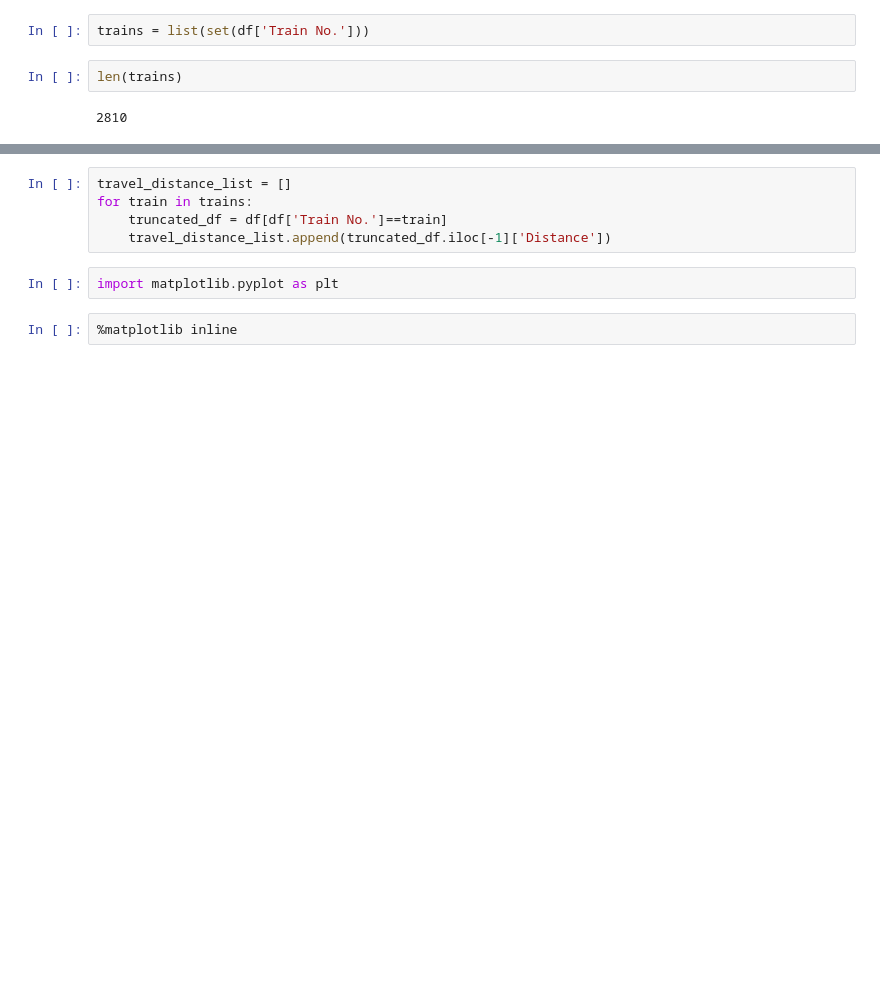
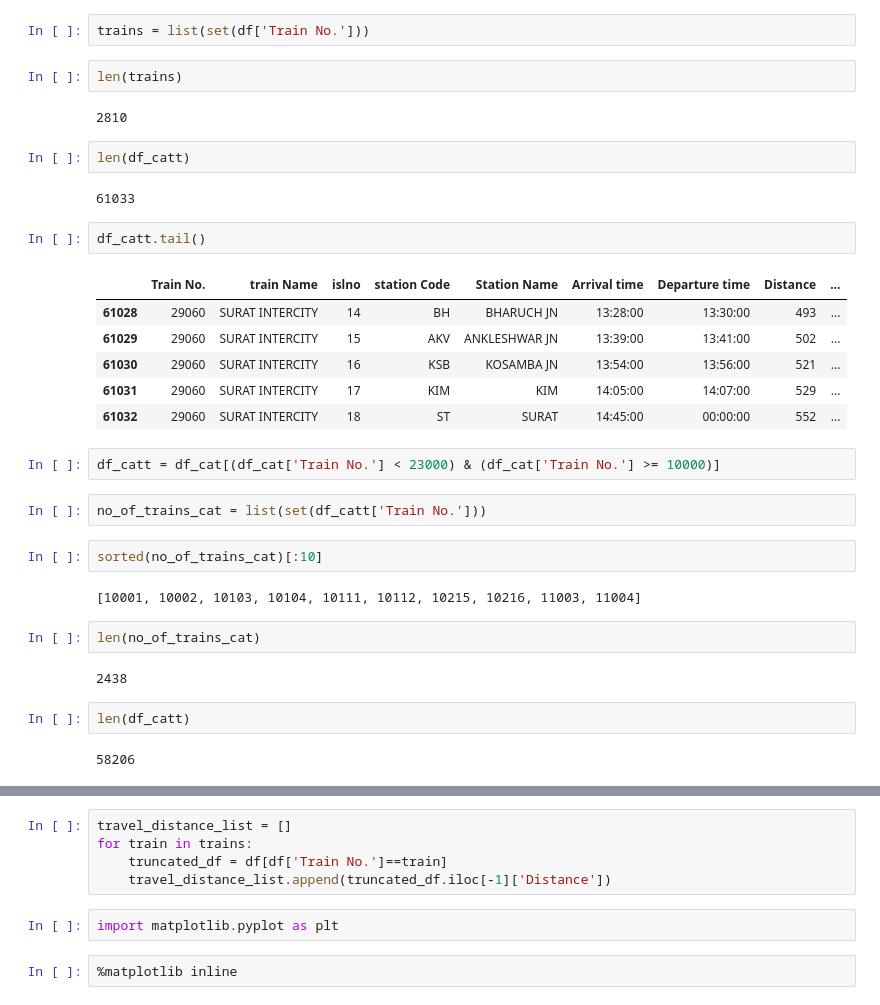
Before and after one commit to rahulporuri/theIdeaFactory, a Jupyter notebook: trains-in-india/indian_railways_data.ipynb, the cells around one changed output, grey strips where cells are left out. Cells and saved outputs as stored; diff of their text form; blank space fills up the shorter version.

```diff
--- a/trains-in-india/indian_railways_data.ipynb
+++ b/trains-in-india/indian_railways_data.ipynb
@@ -17,3 +30,32 @@ trains = list(set(df['Train No.']))
 len(trains)
 # %% [output]
 2810
+# %%
+len(df_catt)
+# %% [output]
+61033
+# %%
+df_catt.tail()
+# %% [output]
+|  | Train No. | train Name | islno | station Code | Station Name | Arrival time | Departure time | Distance | ... |
+| 61028 | 29060 | SURAT INTERCITY | 14 | BH | BHARUCH JN | 13:28:00 | 13:30:00 | 493 | ... |
+| 61029 | 29060 | SURAT INTERCITY | 15 | AKV | ANKLESHWAR JN | 13:39:00 | 13:41:00 | 502 | ... |
+| 61030 | 29060 | SURAT INTERCITY | 16 | KSB | KOSAMBA JN | 13:54:00 | 13:56:00 | 521 | ... |
+| 61031 | 29060 | SURAT INTERCITY | 17 | KIM | KIM | 14:05:00 | 14:07:00 | 529 | ... |
+| 61032 | 29060 | SURAT INTERCITY | 18 | ST | SURAT | 14:45:00 | 00:00:00 | 552 | ... |
+# %%
+df_catt = df_cat[(df_cat['Train No.'] < 23000) & (df_cat['Train No.'] >= 10000)]
+# %%
+no_of_trains_cat = list(set(df_catt['Train No.']))
+# %%
+sorted(no_of_trains_cat)[:10]
+# %% [output]
+[10001, 10002, 10103, 10104, 10111, 10112, 10215, 10216, 11003, 11004]
+# %%
+len(no_of_trains_cat)
+# %% [output]
+2438
+# %%
+len(df_catt)
+# %% [output]
+58206
```
Also changed, not shown: parts of 8 cells of this notebook.
